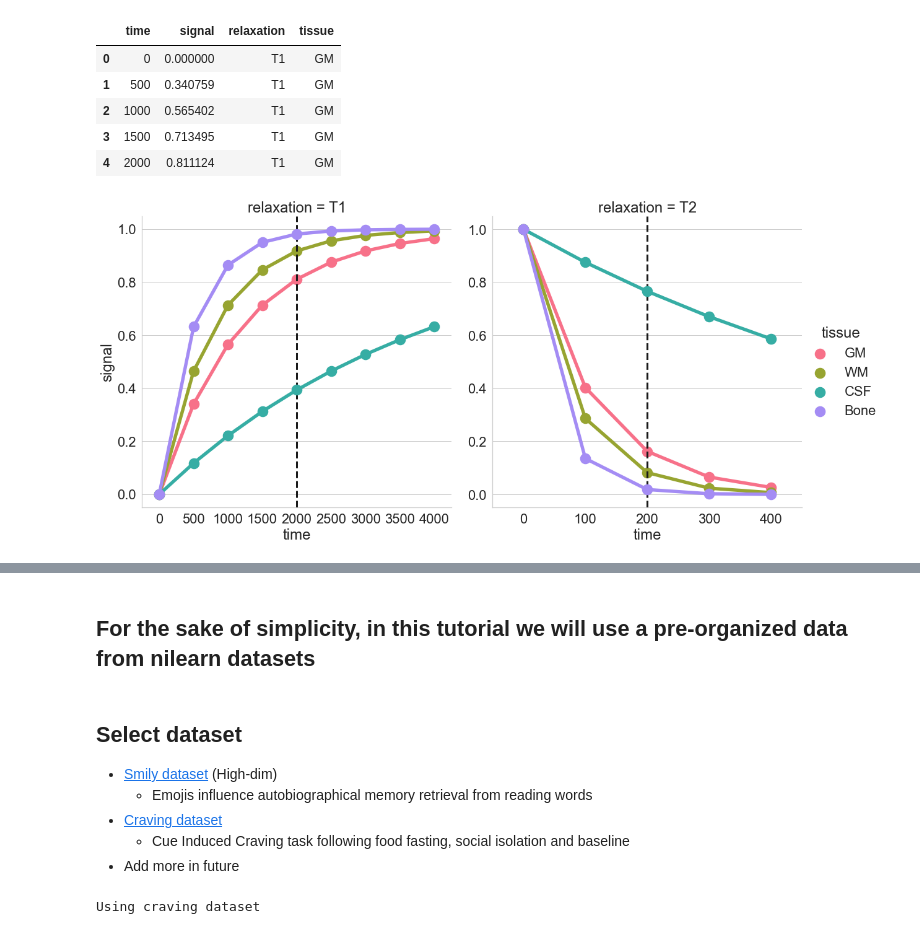
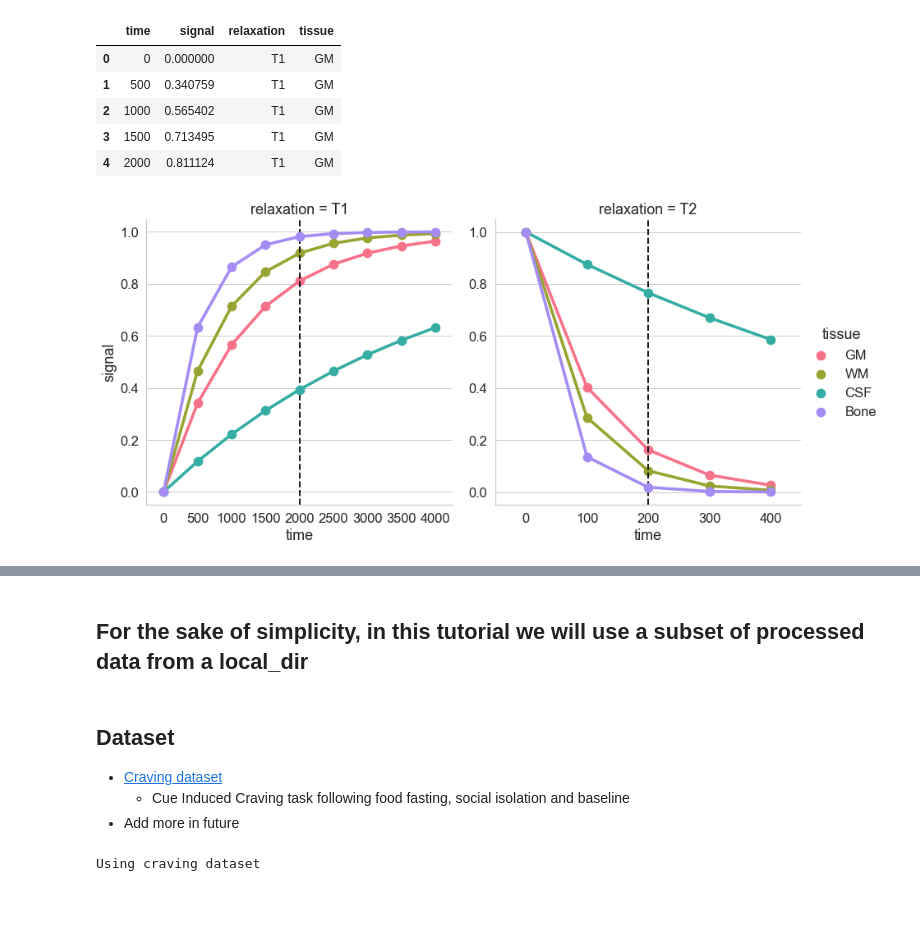
Before and after one commit to fishtree-attempt/SDC-BIDS-sMRI, a Jupyter notebook: code/1_sMRI_modalities.ipynb, the cells around one changed output, grey strips where cells are left out. Saved outputs shown, nothing was run; the diff lists cells and outputs as text; code cells hidden in the pictures; blank space fills up the shorter version.

Commit message:
added local data

```diff
--- a/code/1_sMRI_modalities.ipynb
+++ b/code/1_sMRI_modalities.ipynb
@@ -71,19 +79,19 @@ relax_df.head()
 # %%
 plot_df = relax_df.copy()
 T1_TE = 4
 T2_TE = 2
 
-sns.set(font_scale = 2)
-mpl.rcParams['lines.linewidth'] = 3
+sns.set(font_scale = 1.5)
+mpl.rcParams['lines.linewidth'] = 2
 palette = sns.color_palette("husl", 4)
 with sns.axes_style("whitegrid"):
-    g = sns.catplot(y='signal',x='time', hue='tissue', col='relaxation', kind='point', data=plot_df, palette=palette, height=8, aspect=1, sharey=False, sharex=False)
+    g = sns.catplot(y='signal',x='time', hue='tissue', col='relaxation', kind='point', data=plot_df, palette=palette, height=6, aspect=1, sharey=False, sharex=False)
 
     ax1, ax2 = g.axes[0]
     ax1.axvline(x=T1_TE, label='Echo Time', c='k', linestyle='--')
     ax2.axvline(x=T2_TE, label='Echo Time', c='k', linestyle='--')
 # %% [output]
-[figure, old version]
+[figure, new version]
 # %% [markdown]
 ## For neuroimaging studies, a good practice is to use Brain Imaging Data Structure (BIDS) to organize imaging dataset
 - See this [paper](https://www.nature.com/articles/sdata201644) and [starter-kit](https://github.com/bids-standard/bids-starter-kit/wiki) for more details
@@ -92,4 +100,4 @@ with sns.axes_style("whitegrid"):
 
 <img src="../fig/episode_1/bids_structure.jpeg" width="600">
 # %% [markdown]
-## For the sake of simplicity, in this tutorial we will use a pre-organized data from nilearn datasets
+## For the sake of simplicity, in this tutorial we will use a subset of processed data from a local_dir
@@ -103,7 +104,5 @@ from nilearn import plotting
 # %% [markdown]
-## Select dataset
-- [Smily dataset](https://openneuro.org/datasets/ds002711/versions/1.1.0) (High-dim)
-    - Emojis influence autobiographical memory retrieval from reading words
+## Dataset
 - [Craving dataset](https://openneuro.org/datasets/ds003242/versions/1.0.0)
     - Cue Induced Craving task following food fasting, social isolation and baseline
 - Add more in future
```
Also changed, not shown: parts of 10 cells of this notebook, 43 other files.
